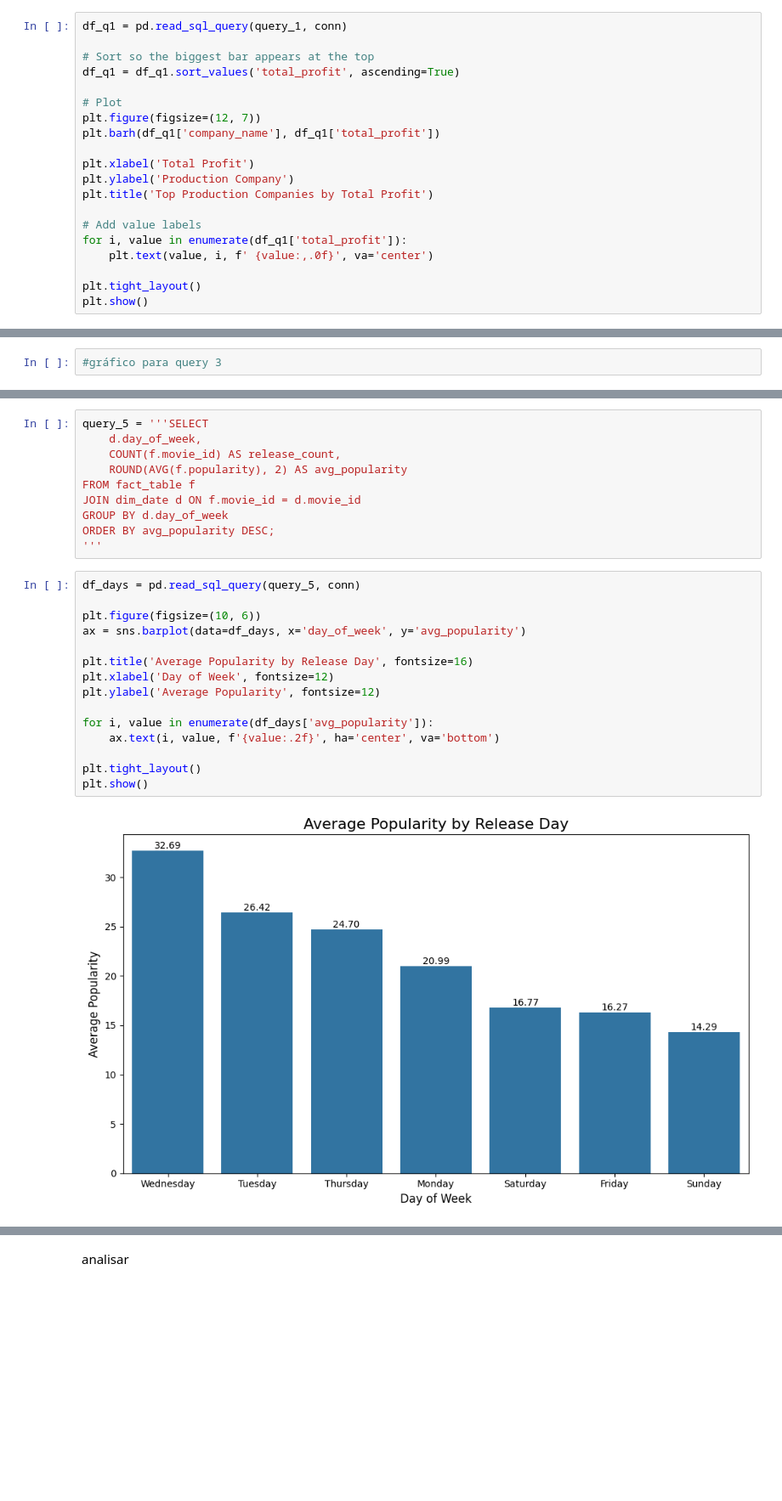
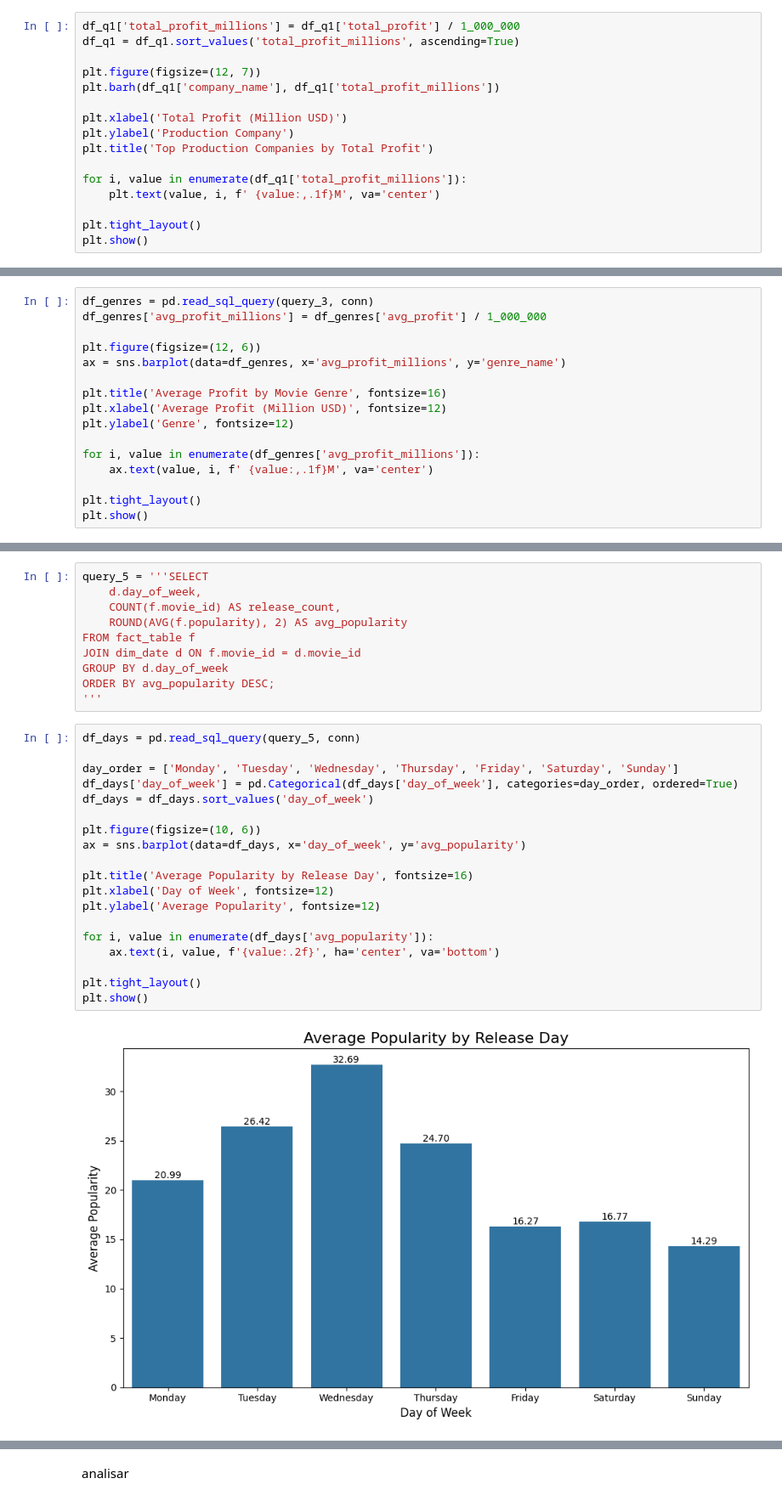
Before and after one commit to CarlotaMarto/Big_Data, a Jupyter notebook: midterm.ipynb, the cells around one changed output, grey strips where cells are left out. Shown at 85% size. Drawn from its saved outputs; the diff is of its cells as text; blank space fills up the shorter version.

Commit message:
gráficos done

```diff
--- a/midterm.ipynb
+++ b/midterm.ipynb
@@ -666,22 +666,18 @@ ORDER BY total_profit DESC
 LIMIT 10;
 """
 # %%
-df_q1 = pd.read_sql_query(query_1, conn)
+df_q1['total_profit_millions'] = df_q1['total_profit'] / 1_000_000
+df_q1 = df_q1.sort_values('total_profit_millions', ascending=True)
 
-# Sort so the biggest bar appears at the top
-df_q1 = df_q1.sort_values('total_profit', ascending=True)
+plt.figure(figsize=(12, 7))
+plt.barh(df_q1['company_name'], df_q1['total_profit_millions'])
 
-# Plot
-plt.figure(figsize=(12, 7))
-plt.barh(df_q1['company_name'], df_q1['total_profit'])
-
-plt.xlabel('Total Profit')
+plt.xlabel('Total Profit (Million USD)')
 plt.ylabel('Production Company')
 plt.title('Top Production Companies by Total Profit')
 
-# Add value labels
-for i, value in enumerate(df_q1['total_profit']):
-    plt.text(value, i, f' {value:,.0f}', va='center')
+for i, value in enumerate(df_q1['total_profit_millions']):
+    plt.text(value, i, f' {value:,.1f}M', va='center')
 
 plt.tight_layout()
 plt.show()
@@ -749,3 +745,17 @@ ORDER BY total_profit DESC;
 '''
 # %%
-#gráfico para query 3
+df_genres = pd.read_sql_query(query_3, conn)
+df_genres['avg_profit_millions'] = df_genres['avg_profit'] / 1_000_000
+
+plt.figure(figsize=(12, 6))
+ax = sns.barplot(data=df_genres, x='avg_profit_millions', y='genre_name')
+
+plt.title('Average Profit by Movie Genre', fontsize=16)
+plt.xlabel('Average Profit (Million USD)', fontsize=12)
+plt.ylabel('Genre', fontsize=12)
+
+for i, value in enumerate(df_genres['avg_profit_millions']):
+    ax.text(value, i, f' {value:,.1f}M', va='center')
+
+plt.tight_layout()
+plt.show()
@@ -794,18 +806,22 @@ ORDER BY avg_popularity DESC;
 '''
 # %%
 df_days = pd.read_sql_query(query_5, conn)
+
+day_order = ['Monday', 'Tuesday', 'Wednesday', 'Thursday', 'Friday', 'Saturday', 'Sunday']
+df_days['day_of_week'] = pd.Categorical(df_days['day_of_week'], categories=day_order, ordered=True)
+df_days = df_days.sort_values('day_of_week')
 
 plt.figure(figsize=(10, 6))
 ax = sns.barplot(data=df_days, x='day_of_week', y='avg_popularity')
 
 plt.title('Average Popularity by Release Day', fontsize=16)
 plt.xlabel('Day of Week', fontsize=12)
 plt.ylabel('Average Popularity', fontsize=12)
 
 for i, value in enumerate(df_days['avg_popularity']):
     ax.text(i, value, f'{value:.2f}', ha='center', va='bottom')
 
 plt.tight_layout()
 plt.show()
 # %% [output]
-[figure, old version]
+[figure, new version]
```
Also changed, not shown: parts of 5 cells of this notebook, 1 other file.
